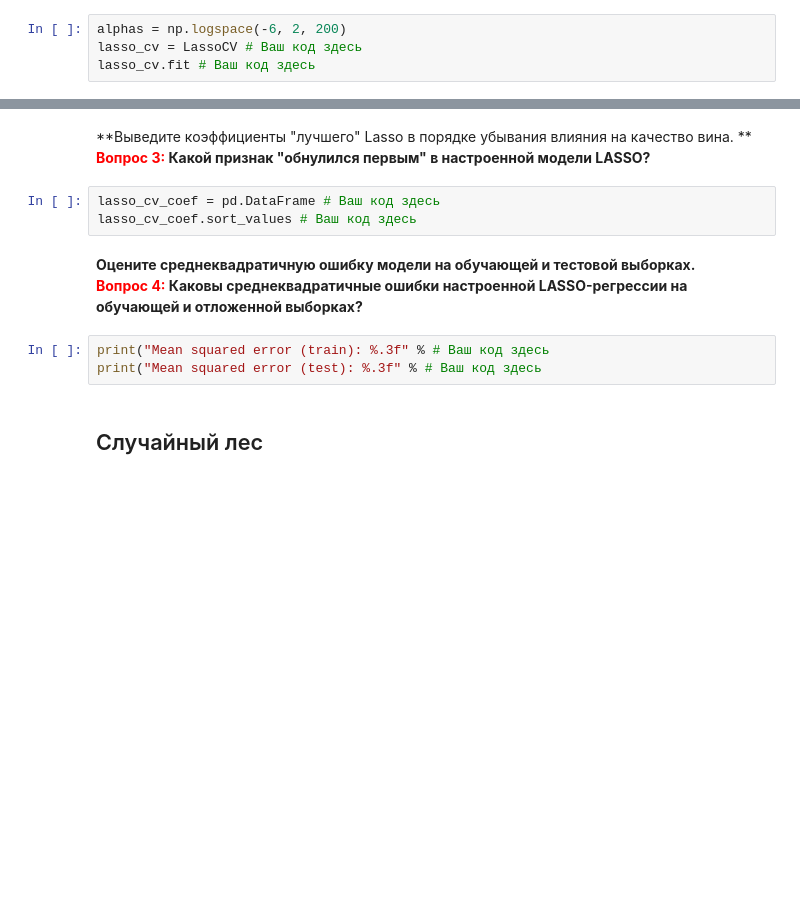
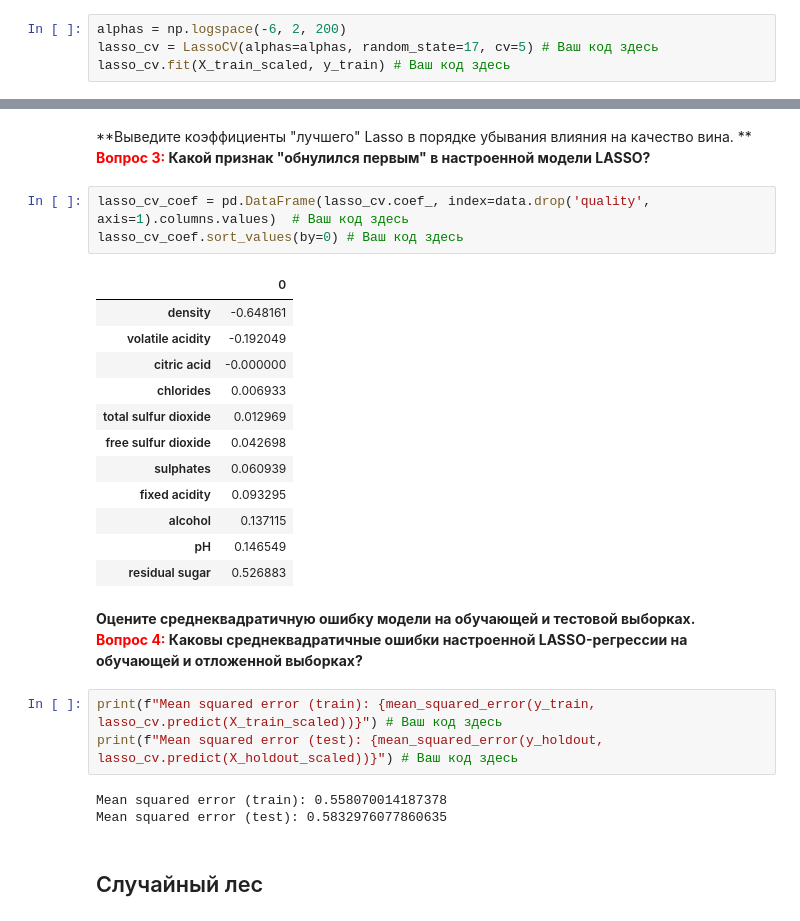
Before and after one commit to Nikc-mk/ODSml, a Jupyter notebook: ДЗ 6.ipynb, the cells around one changed output, grey strips where cells are left out. Cells and saved outputs as stored; diff of their text form; blank space fills up the shorter version.

```diff
--- a/ДЗ 6.ipynb
+++ b/ДЗ 6.ipynb
@@ -102,5 +158,5 @@ lasso1_coef.sort_values # Ваш код здесь
 **Теперь определите лучшее значение $\alpha$ в процессе кросс-валидации 5-кратной кросс-валидации. Используйте LassoCV и random_state=17.**
 # %%
 alphas = np.logspace(-6, 2, 200)
-lasso_cv = LassoCV # Ваш код здесь
-lasso_cv.fit # Ваш код здесь
+lasso_cv = LassoCV(alphas=alphas, random_state=17, cv=5) # Ваш код здесь
+lasso_cv.fit(X_train_scaled, y_train) # Ваш код здесь
@@ -110,14 +182,30 @@ lasso_cv.alpha_
 **Выведите коэффициенты "лучшего" Lasso в порядке убывания влияния на качество вина. **<br>
 **<font color='red'>Вопрос 3:</font> Какой признак "обнулился первым" в настроенной модели LASSO?**
 # %%
-lasso_cv_coef = pd.DataFrame # Ваш код здесь
-lasso_cv_coef.sort_values # Ваш код здесь
+lasso_cv_coef = pd.DataFrame(lasso_cv.coef_, index=data.drop('quality', axis=1).columns.values)  # Ваш код здесь
+lasso_cv_coef.sort_values(by=0) # Ваш код здесь
+# %% [output]
+|  | 0 |
+| density | -0.648161 |
+| volatile acidity | -0.192049 |
+| citric acid | -0.000000 |
+| chlorides | 0.006933 |
+| total sulfur dioxide | 0.012969 |
+| free sulfur dioxide | 0.042698 |
+| sulphates | 0.060939 |
+| fixed acidity | 0.093295 |
+| alcohol | 0.137115 |
+| pH | 0.146549 |
+| residual sugar | 0.526883 |
 # %% [markdown]
 **Оцените среднеквадратичную ошибку модели на обучающей и тестовой выборках.**<br>
 **<font color='red'>Вопрос 4:</font> Каковы среднеквадратичные ошибки настроенной LASSO-регрессии на обучающей и отложенной выборках?**
 # %%
-print("Mean squared error (train): %.3f" % # Ваш код здесь
-print("Mean squared error (test): %.3f" % # Ваш код здесь
+print(f"Mean squared error (train): {mean_squared_error(y_train, lasso_cv.predict(X_train_scaled))}") # Ваш код здесь
+print(f"Mean squared error (test): {mean_squared_error(y_holdout, lasso_cv.predict(X_holdout_scaled))}") # Ваш код здесь
+# %% [output]
+Mean squared error (train): 0.558070014187378
+Mean squared error (test): 0.5832976077860635
 # %% [markdown]
 ## Случайный лес
 # %% [markdown]
```
Also changed, not shown: parts of 18 cells of this notebook.
